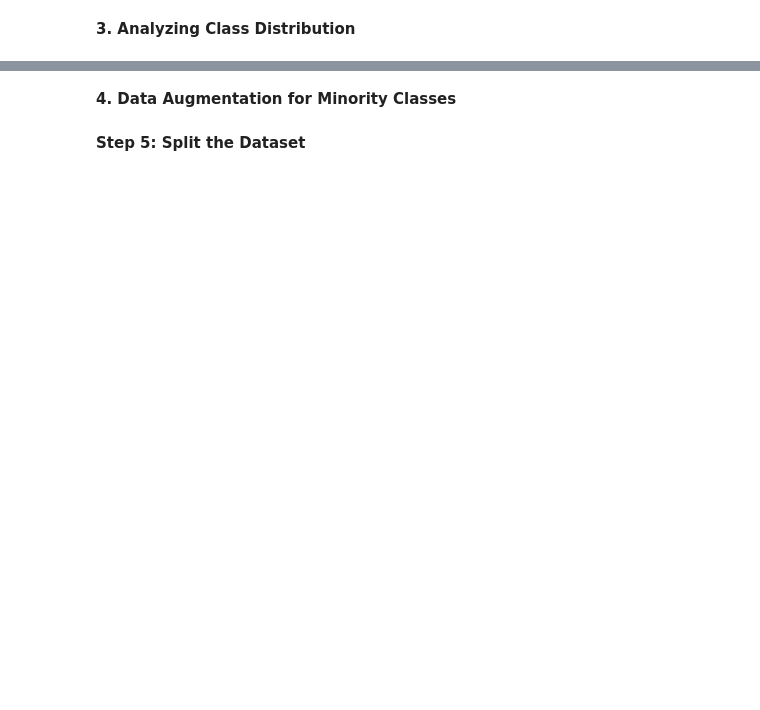
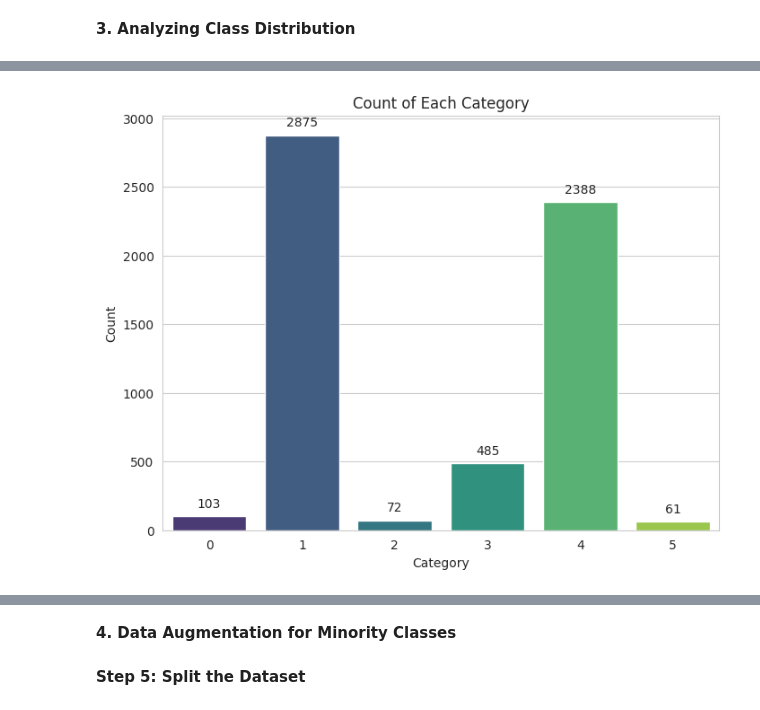
Before and after one commit to Ahmedaboenaba/Automatic-Region-based-Coronary-Artery-Disease-diagnostics-using-x-ray, a Jupyter notebook: VGG-colorectal cancer classification.ipynb, the cells around one changed output, grey strips where cells are left out. Cells and saved outputs as stored; diff of their text form; code cells hidden in the pictures; blank space fills up the shorter version.

```diff
--- a/VGG-colorectal cancer classification.ipynb
+++ b/VGG-colorectal cancer classification.ipynb
@@ -103,0 +127,24 @@ plt.show()
+# %%
+import seaborn as sns
+
+
+plt.figure(figsize=(8, 6))
+sns.set_style("whitegrid")
+
+ax = sns.countplot(data=df, x='label', palette='viridis')
+
+for p in ax.patches:
+    ax.annotate(f'{int(p.get_height())}',
+                (p.get_x() + p.get_width() / 2., p.get_height()),
+                ha = 'center',
+                va = 'center',
+                xytext = (0, 10),
+                textcoords = 'offset points')
+
+plt.title("Count of Each Category")
+plt.xlabel("Category")
+plt.ylabel("Count")
+
+plt.show()
+# %% [output]
+[figure, added]
```
Also changed, not shown: parts of 17 cells of this notebook.
